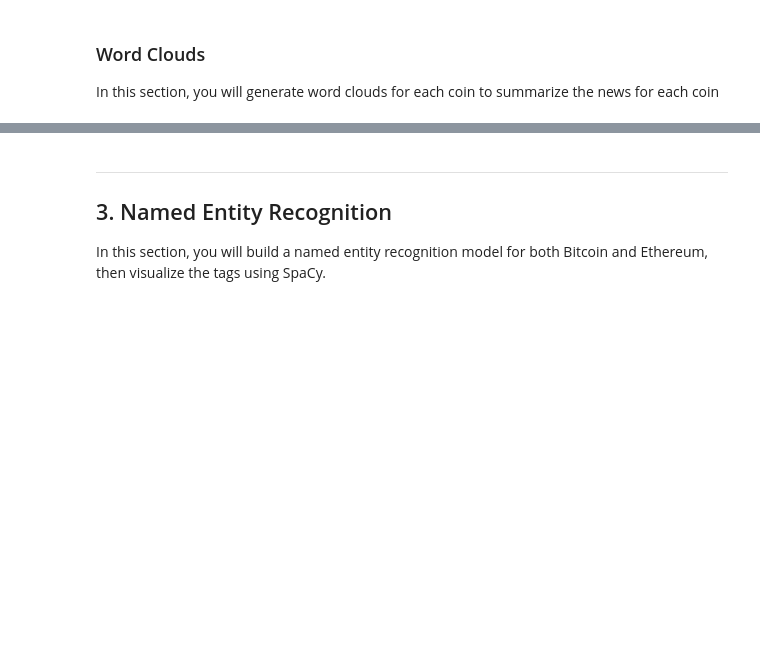
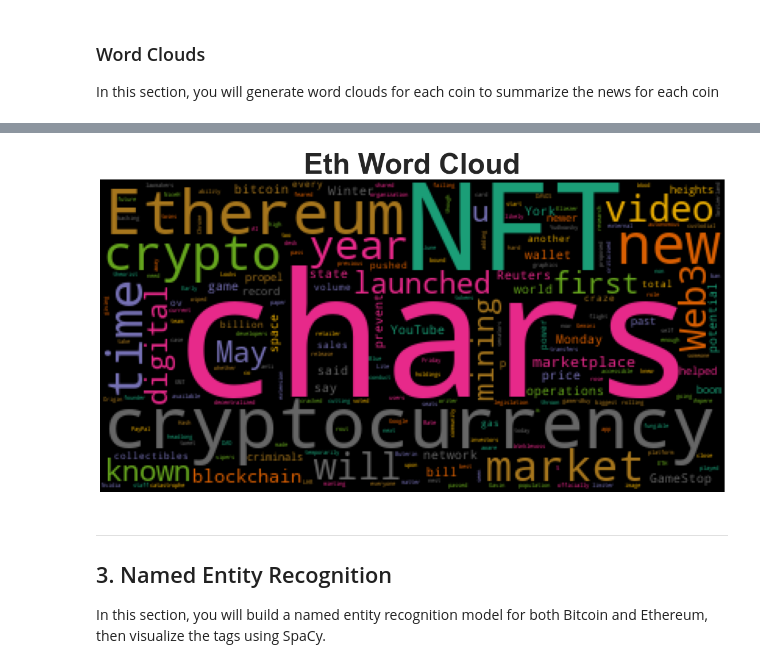
Before and after one commit to JamelBoyer/Homework-12-Tales-from-the-Crypto, a Jupyter notebook: Instructions/Starter_Code/crypto_sentiment.ipynb, the cells around one changed output, grey strips where cells are left out. Drawn from its saved outputs; the diff is of its cells as text; code cells hidden in the pictures; blank space fills up the shorter version.

```diff
--- a/Instructions/Starter_Code/crypto_sentiment.ipynb
+++ b/Instructions/Starter_Code/crypto_sentiment.ipynb
@@ -359,3 +408,13 @@ mpl.rcParams['figure.figsize'] = [20.0, 10.0]
+# %%
+# Generate the Ethereum word cloud
+wordcloud = WordCloud(colormap="Dark2_r").generate(Ethereum_df.text.str.cat())
+plt.imshow(wordcloud)
+plt.axis("off")
+fontdict = {"fontsize": 50, "fontweight": "bold"}
+plt.title("Eth Word Cloud", fontdict=fontdict)
+plt.show()
+# %% [output]
+[figure, added]
 # %% [markdown]
 ---
 ## 3. Named Entity Recognition
```
Also changed, not shown: parts of 31 cells of this notebook.
